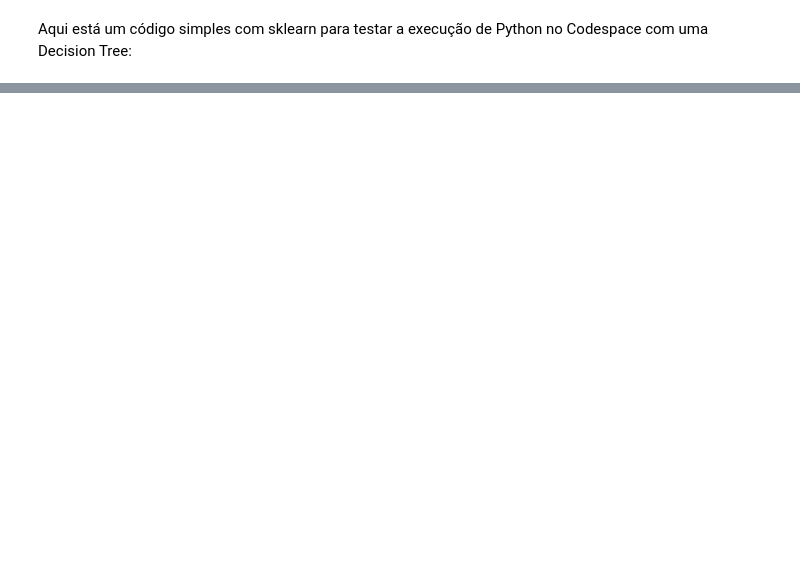
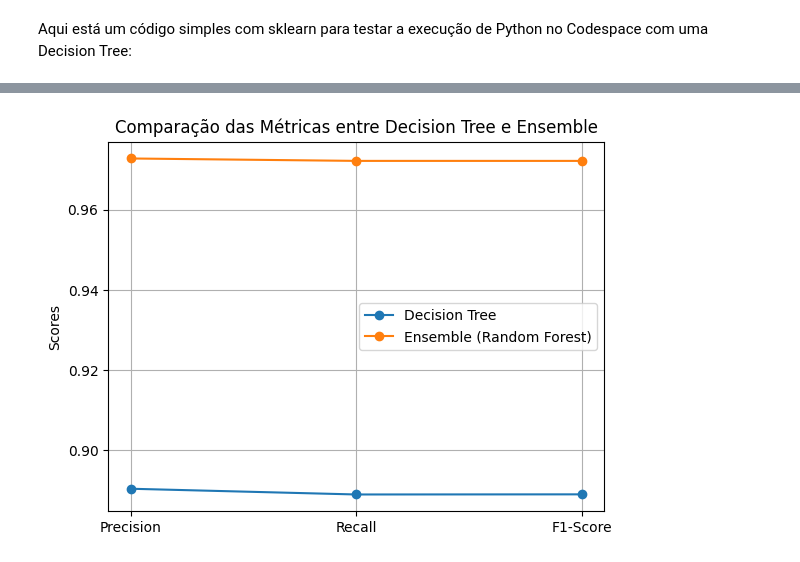
Before and after one commit to schinaid/mba-deeplearning-iad-006-2024-public, a Jupyter notebook: notebooks/começar_por_aqui.ipynb, the cells around one changed output, grey strips where cells are left out. Cells and saved outputs as stored; diff of their text form; code cells hidden in the pictures; blank space fills up the shorter version.

Commit message:
exercicio até o 3 completo

```diff
--- a/notebooks/começar_por_aqui.ipynb
+++ b/notebooks/começar_por_aqui.ipynb
@@ -210,13 +367,15 @@ def configurar_e_treinar_modelo_arvore_decisao(X_train, y_train, max_depth=None,
 # %%
-dataset, X, Y = carregar_dataset(load_iris)
+#Exercicio 1
+dataset, X, Y = carregar_dataset(load_digits)
 # Agora, você pode usar `X` e `y` em outras partes do seu código
 print("Características (X):", X[:5])
 print("Rótulos (y):", Y[:5])
-
+#dividindo o treinamento
 X_train, X_test, y_train, y_test = dividir_treinamento(X, Y)
 
+#normalizando os dados
 X_train_normalizado, X_test_normalizado, scaler = normalizar_dados(X_train, X_test)
 
-modelo_treinado, y_pred = treinando_modelo(DecisionTreeClassifier, X_train_normalizado, y_train, X_test_normalizado, random_state=42)
-print("Precisão:", modelo_treinado.score(X_test, y_test))
+print("dados normalizados de treinamento", X_train_normalizado)
+print("dados normalizados de teste", X_test_normalizado)
 # %% [output]
@@ -267,14 +440,11 @@ Precisão: 1.0
 # %%
+#ainda no exercicio 1 configurei os parametros da arvore de decisão e mostrei a avaliação do desempenho do modelo
 # Configurando e treinando o modelo com parâmetros específicos
-modelo_treinado = configurar_e_treinar_modelo_arvore_decisao(X_train_normalizado, y_train, max_depth=10, min_samples_split=5, min_samples_leaf=2, max_features='sqrt')
-
-# Agora você pode usar o modelo treinado para fazer previsões
-y_pred = modelo_treinado.predict(X_test_normalizado)
+modelo_DecisionTree, y_pred_DecisionTree = configurar_e_treinar_modelo_arvore_decisao(X_train_normalizado, X_test_normalizado, y_train, max_depth=10, min_samples_split=5, min_samples_leaf=2, max_features='sqrt')
 
 # Avaliando o desempenho do modelo
-from sklearn.metrics import classification_report
 print("Relatório de Classificação:")
-print(classification_report(y_test, y_pred))
+print(classification_report(y_test, y_pred_DecisionTree))
 # %% [output]
 Relatório de Classificação:
               precision    recall  f1-score   support
@@ -288,0 +474,11 @@ weighted avg       0.97      0.97      0.97        30
+# %%
+#Exercicio 2
+# Treinando o modelo Ensemble com RandomForestClassifier
+modelo_ensemble, y_pred_ensemble = treinar_modelo_ensemble(X_train_normalizado, y_train, X_test_normalizado, n_estimators=100, max_depth=10)
+
+
+# Avaliando o desempenho do modelo Ensemble
+from sklearn.metrics import classification_report
+
+print("Relatório de Classificação - Random Forest Ensemble:")
+print(classification_report(y_test, y_pred_ensemble))
@@ -288,0 +503,17 @@ weighted avg       0.97      0.97      0.97        30
+# %%
+# Calcular as métricas para o modelo de Árvore de Decisão
+precision_dt, recall_dt, f1_dt = calcular_metricas(y_test, y_pred_DecisionTree)
+
+# Calcular as métricas para o modelo Ensemble
+precision_rf, recall_rf, f1_rf = calcular_metricas(y_test, y_pred_ensemble)
+# %%
+# Preparar os dados para o gráfico
+# Preparar os dados para o gráfico
+labels = ['Precision', 'Recall', 'F1-Score']
+decision_tree_scores = [precision_dt, recall_dt, f1_dt]
+ensemble_scores = [precision_rf, recall_rf, f1_rf]
+
+# Plotar o gráfico
+plotar_comparacao_metricas_linhas(labels, decision_tree_scores, ensemble_scores)
+# %% [output]
+[figure, added]
```
Also changed, not shown: parts of 17 cells of this notebook.
